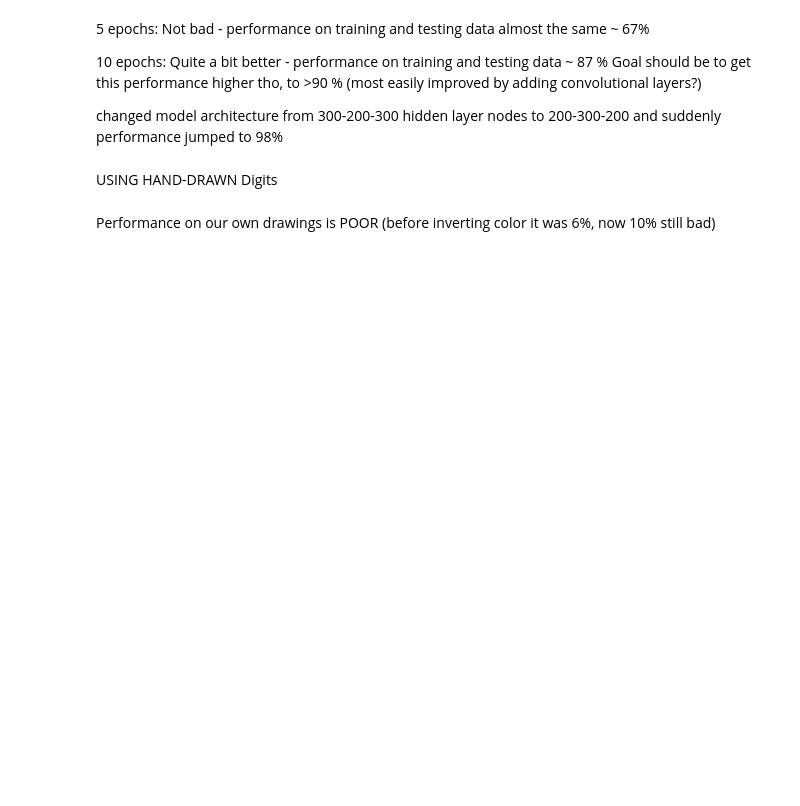
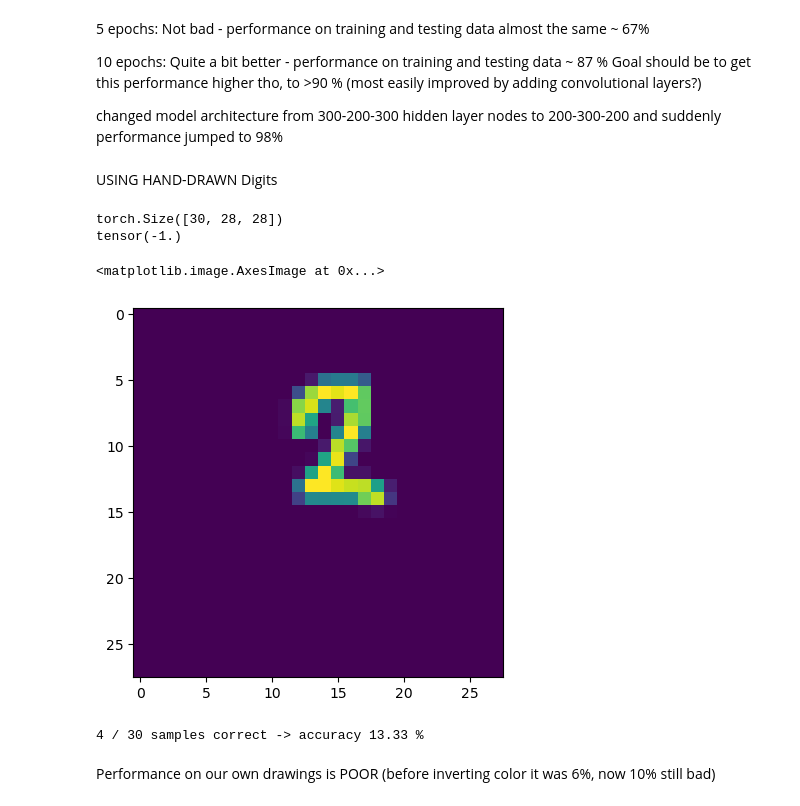
Before and after one commit to matushalak/pytorch_final_project, a Jupyter notebook: DIGITS_Fully_Connected_MLP+drawing.ipynb, the cells around one changed output. Cells and saved outputs as stored; diff of their text form; code cells hidden in the pictures; blank space fills up the shorter version.

```diff
--- a/DIGITS_Fully_Connected_MLP+drawing.ipynb
+++ b/DIGITS_Fully_Connected_MLP+drawing.ipynb
@@ -273,45 +286,43 @@ USING HAND-DRAWN Digits
 %run draw.py
 # %%
 # for working with our images
-from PIL import Image, ImageOps
-from numpy import array, dstack
+from PIL import Image as img
+from numpy import array, vstack, invert
+#from numpy.linalg import inv
 from torch.utils.data import Dataset
-from torchvision.transforms.functional import invert as tor_invert
+#from torchvision.transforms.functional import invert
+#from torchvision.io import read_image, ImageReadMode
 # filenames containing labels
 my_testing_set = os.listdir('drawing')
 # extract labels
 labels = [int(x[0]) for x in my_testing_set]
 # extract data
 data = []
+
 # transform data into tensor
 for sample in my_testing_set:
     # get image
-    sample = ImageOps.grayscale(Image.open(f'drawing/{sample}'))
+    sample = img.open(f'drawing/{sample}')
+    #sample = read_image(f'drawing/{sample}',mode = ImageReadMode.GRAY)
+
+    # preprocessing step
+    #sample = resize(sample, (28,28))
     sample = sample.resize((28,28))
-    # turn into array
-    my_array = np.array(sample).astype('float32')
-    #print(my_array.shape)
-    data.append(my_array)
+    # turn into array, int for inversion operation
+    my_array = np.array(sample.convert('L')).astype('int32')
+    # invert colors (my drawings are black on white, MNIST are white on black)
+    data.append(invert(
+        my_array.reshape(
+            (1,28,28))).astype('float32')) # back to float
+
 # transform to tensor shape like before
-data = torch.from_numpy(
-    dstack(data).reshape((30,1,28,-1)))
-# invert colors (my drawings are black on white, MNIST are white on black)
-data = tor_invert(data
-                 )/255 # normalize to 0-1 values
+data = torch.from_numpy(vstack(data))
 
 print(data.shape)
-
-# class for our dataset format so that I can use it for DataLoader
-class DrawDataset(Dataset):
-    def __init__(self, data:torch.tensor, labels:list):
-        self.data = data
-        self.labels = labels
-
-    def __len__(self):
-        return len(self.labels)
-
-    def __getitem__(self, idx):
-        return self.data[idx], self.labels[idx]
-
-Drawings = DrawDataset(data,
-                       labels)
+print(data.max())
+plt.imshow(data[10,:,:])#.reshape((28,28)))
+# %% [output]
+torch.Size([30, 28, 28])
+tensor(-1.)
+<matplotlib.image.AxesImage at 0x...>
+[figure, added]
@@ -332,10 +358,17 @@ fc_model = My_First_NN(784,
 models = os.listdir('models')
 # finds model with highest accuracy (always saved as last attribute
 model_name = np.argmax([float(m.split('_')[-1].split('.pt')[0]) for m in models])
-fc_model = fc_model.load_state_dict(torch.load('.' + f"\models\{models[fc_model]}")
+
+load_dir = os.path.join(os.getcwd(),
+                        'models',
+                        models[model_name])
+
+fc_model = fc_model.load_state_dict(torch.load(load_dir))
 
 # handdrawn data performance
 hand_drawn_performance = test_performance(my_loader,
                                          first_model)
+# %% [output]
+4 / 30 samples correct -> accuracy 13.33 %
 # %% [markdown]
 Performance on our own drawings is POOR (before inverting color it was 6%, now 10% still bad)
```
Also changed, not shown: parts of 7 cells of this notebook, 2 other files.
